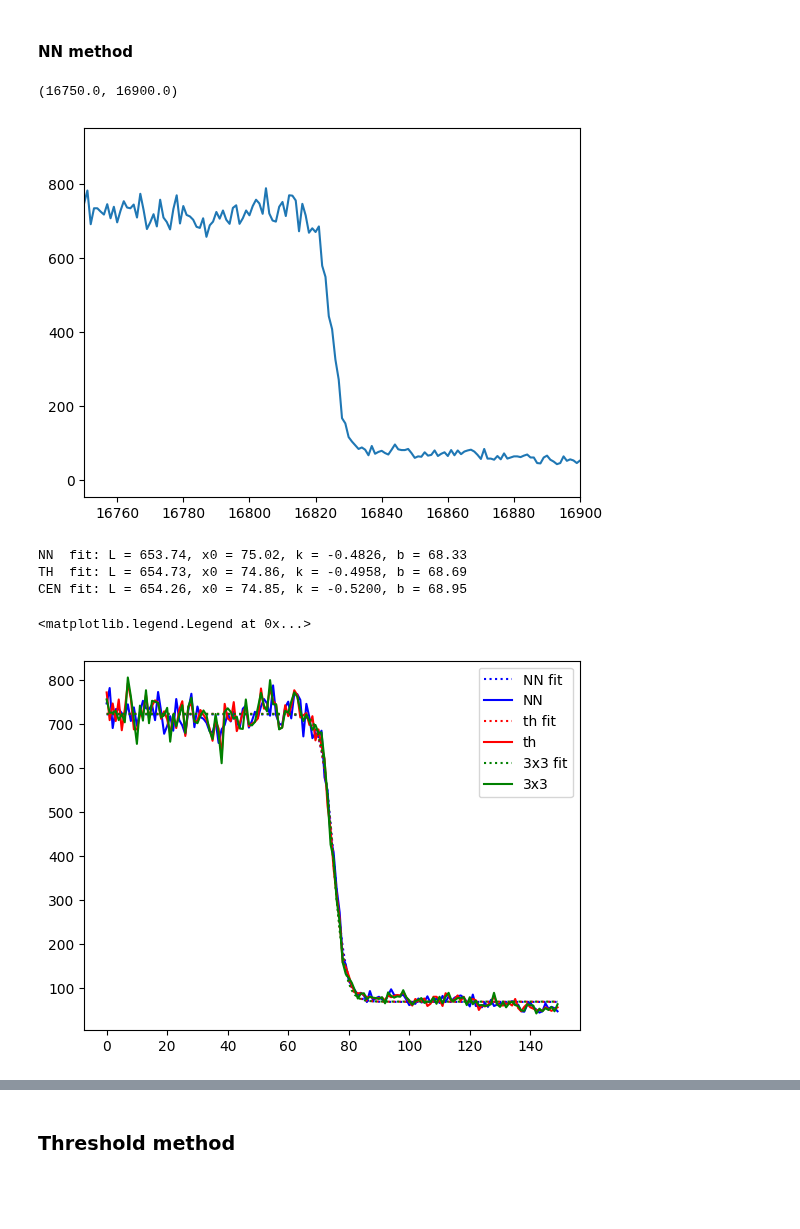
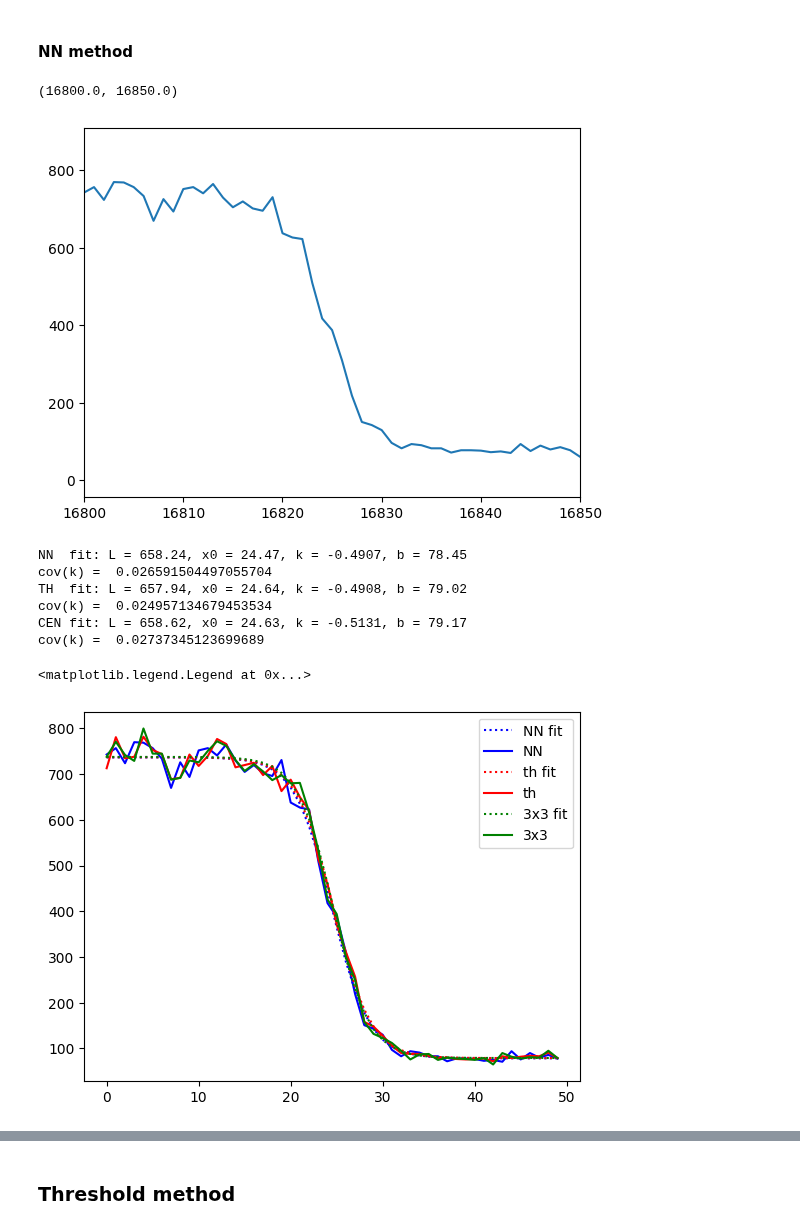
Before and after one commit to jerenner/emsim, a Jupyter notebook: notebooks/emsim_dataproc.ipynb, the cells around one changed output, grey strips where cells are left out. Saved outputs shown, nothing was run; the diff lists cells and outputs as text; code cells hidden in the pictures; blank space fills up the shorter version.

```diff
--- a/notebooks/emsim_dataproc.ipynb
+++ b/notebooks/emsim_dataproc.ipynb
@@ -919,7 +930,7 @@ def fit_scurve_row(img,nrow,x0,rng=50):
 
     return popt
 # %%
-fn = np.load('reco_pts_20k.npz')
+fn = np.load('reco_pts_20k_3x3_1pt0.npz')
 r_NN_all = fn['r_NN_all']
 c_NN_all = fn['c_NN_all']
 r_th_all = fn['r_th_all']
@@ -986,50 +997,57 @@ h_3x3, h_3x3_x, h_3x3_y = np.histogram2d(c_3x3_rotated,r_3x3_rotated,range=[[0,2
 # plt.colorbar()
 # %%
 plt.plot(np.sum(h_NN,axis=0))
-plt.xlim([16750,16900])
+plt.xlim([16800,16850])
 # %% [output]
-(16750.0, 16900.0)
+(16800.0, 16850.0)
-[figure, old version]
+[figure, new version]
 # %%
-x0_guess = 75 #17
-istart = 16750 #8395
-iend = 16900
+x0_guess = 25 #17
+istart = 16800 #16750 #8395
+iend = 16850 #16900
 
 ydata_NN = np.sum(h_NN,axis=0)[istart:iend]
 xdata_NN = np.arange(len(ydata_NN))
 p0 = [np.mean(ydata_NN[ydata_NN > np.mean(ydata_NN)]), x0_guess, 1, min(ydata_NN)]
 popt, pcov = curve_fit(sigmoid, xdata_NN, ydata_NN, p0, method='dogbox')
 plt.plot(xdata_NN,sigmoid(xdata_NN,*popt),label='NN fit',color='blue',linestyle=':')
 plt.plot(ydata_NN,label="NN",color='blue')
 print("NN  fit: L = {:.2f}, x0 = {:.2f}, k = {:.4f}, b = {:.2f}".format(*popt))
+print("cov(k) = ",pcov[2,2]**0.5)
 
 ydata_th = np.sum(h_th,axis=0)[istart:iend]
 xdata_th = np.arange(len(ydata_th))
 p0 = [np.mean(ydata_th[ydata_th > np.mean(ydata_th)]), x0_guess, 1, min(ydata_th)]
 popt, pcov = curve_fit(sigmoid, xdata_th, ydata_th, p0, method='dogbox')
 plt.plot(xdata_th,sigmoid(xdata_th,*popt),label='th fit',color='red',linestyle=':')
 plt.plot(ydata_th,label="th",color='red')
 print("TH  fit: L = {:.2f}, x0 = {:.2f}, k = {:.4f}, b = {:.2f}".format(*popt))
+print("cov(k) = ",pcov[2,2]**0.5)
 
 ydata_3x3 = np.sum(h_3x3,axis=0)[istart:iend]
 xdata_3x3 = np.arange(len(ydata_3x3))
 p0 = [np.mean(ydata_3x3[ydata_3x3 > np.mean(ydata_3x3)]), x0_guess, 1, min(ydata_3x3)]
 popt, pcov = curve_fit(sigmoid, xdata_3x3, ydata_3x3, p0, method='dogbox')
 plt.plot(xdata_3x3,sigmoid(xdata_3x3,*popt),label='3x3 fit',color='green',linestyle=':')
 plt.plot(ydata_3x3,label="3x3",color='green')
 print("CEN fit: L = {:.2f}, x0 = {:.2f}, k = {:.4f}, b = {:.2f}".format(*popt))
+#print("CEN cov",*pcov)
+print("cov(k) = ",pcov[2,2]**0.5)
 
 # plt.plot(np.sum(h_th,axis=0),label="Threshold")
 # plt.plot(np.sum(h_3x3,axis=0),label="3x3 centroid")
 #plt.xlim([16800,16850])
 #plt.xlim([8390,8430])
 plt.legend()
 # %% [output]
-NN  fit: L = 653.74, x0 = 75.02, k = -0.4826, b = 68.33
-TH  fit: L = 654.73, x0 = 74.86, k = -0.4958, b = 68.69
-CEN fit: L = 654.26, x0 = 74.85, k = -0.5200, b = 68.95
+NN  fit: L = 658.24, x0 = 24.47, k = -0.4907, b = 78.45
+cov(k) =  0.026591504497055704
+TH  fit: L = 657.94, x0 = 24.64, k = -0.4908, b = 79.02
+cov(k) =  0.024957134679453534
+CEN fit: L = 658.62, x0 = 24.63, k = -0.5131, b = 79.17
+cov(k) =  0.02737345123699689
 <matplotlib.legend.Legend at 0x...>
-[figure, old version]
+[figure, new version]
 # %%
 xcenters = np.arange(len(h1_y)-1)
 plt.plot(xcenters,h1[11,:])
```
Also changed, not shown: parts of 5 cells of this notebook, 1 other file.
